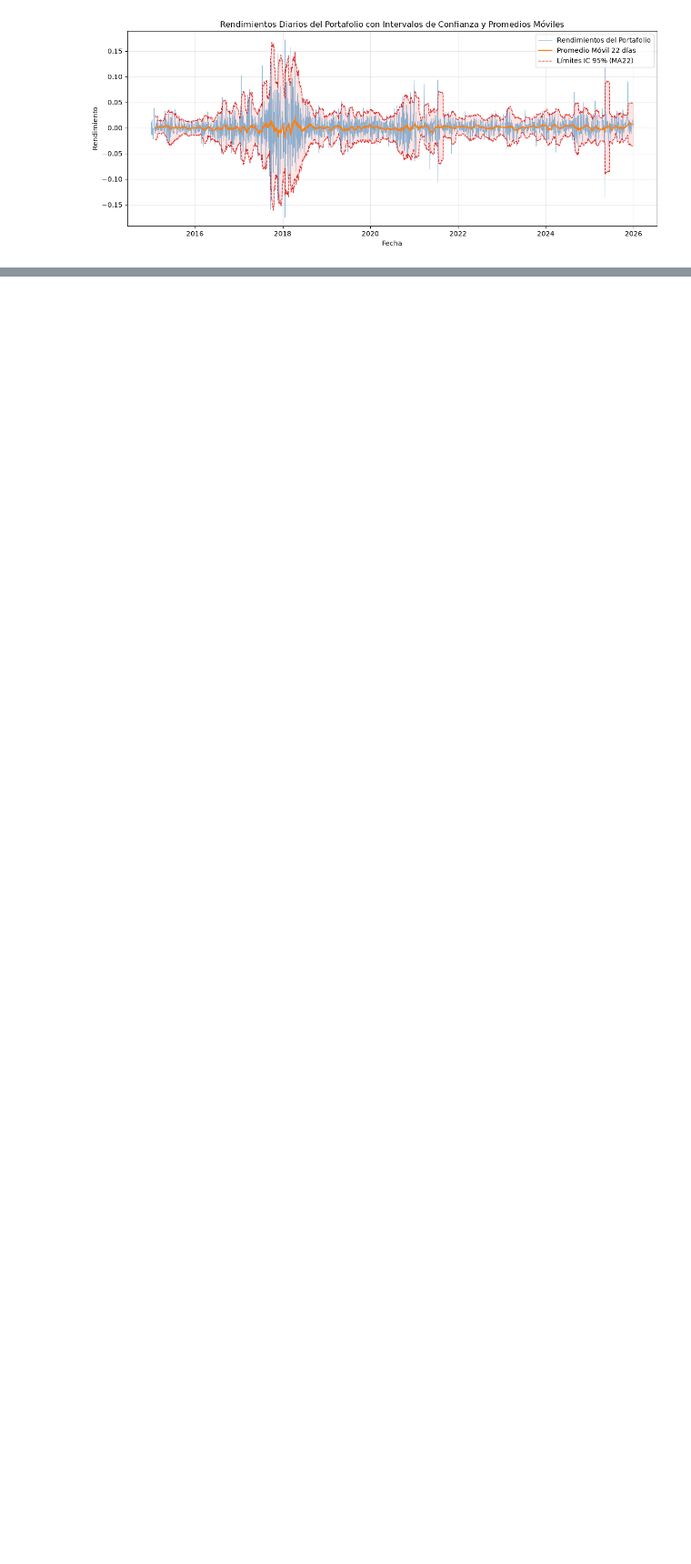
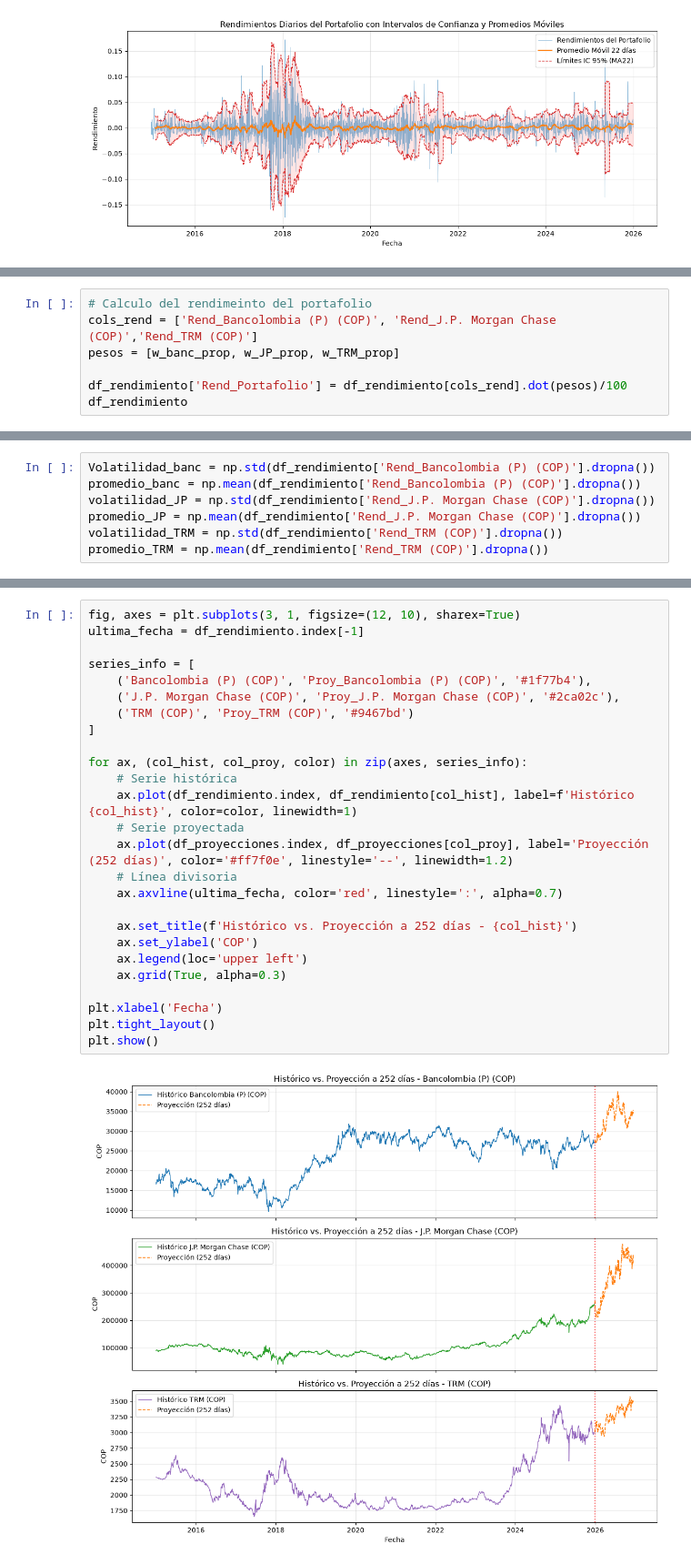
Before and after one commit to juancarvajal-hub/Modelos_Cuantitativos, a Jupyter notebook: Distribuciones_Probabilidad.ipynb, the cells around one changed output, grey strips where cells are left out. Shown at 91% size. Saved outputs shown, nothing was run; the diff lists cells and outputs as text; blank space fills up the shorter version.

```diff
--- a/Distribuciones_Probabilidad.ipynb
+++ b/Distribuciones_Probabilidad.ipynb
@@ -218,0 +297,7 @@ plt.show()
+# %%
+# Calculo del rendimeinto del portafolio
+cols_rend = ['Rend_Bancolombia (P) (COP)', 'Rend_J.P. Morgan Chase (COP)','Rend_TRM (COP)']
+pesos = [w_banc_prop, w_JP_prop, w_TRM_prop]
+
+df_rendimiento['Rend_Portafolio'] = df_rendimiento[cols_rend].dot(pesos)/100
+df_rendimiento
@@ -218,0 +428,7 @@ plt.show()
+# %%
+Volatilidad_banc = np.std(df_rendimiento['Rend_Bancolombia (P) (COP)'].dropna())
+promedio_banc = np.mean(df_rendimiento['Rend_Bancolombia (P) (COP)'].dropna())
+volatilidad_JP = np.std(df_rendimiento['Rend_J.P. Morgan Chase (COP)'].dropna())
+promedio_JP = np.mean(df_rendimiento['Rend_J.P. Morgan Chase (COP)'].dropna())
+volatilidad_TRM = np.std(df_rendimiento['Rend_TRM (COP)'].dropna())
+promedio_TRM = np.mean(df_rendimiento['Rend_TRM (COP)'].dropna())
@@ -218,0 +515,28 @@ plt.show()
+# %%
+fig, axes = plt.subplots(3, 1, figsize=(12, 10), sharex=True)
+ultima_fecha = df_rendimiento.index[-1]
+
+series_info = [
+    ('Bancolombia (P) (COP)', 'Proy_Bancolombia (P) (COP)', '#1f77b4'),
+    ('J.P. Morgan Chase (COP)', 'Proy_J.P. Morgan Chase (COP)', '#2ca02c'),
+    ('TRM (COP)', 'Proy_TRM (COP)', '#9467bd')
+]
+
+for ax, (col_hist, col_proy, color) in zip(axes, series_info):
+    # Serie histórica
+    ax.plot(df_rendimiento.index, df_rendimiento[col_hist], label=f'Histórico {col_hist}', color=color, linewidth=1)
+    # Serie proyectada
+    ax.plot(df_proyecciones.index, df_proyecciones[col_proy], label='Proyección (252 días)', color='#ff7f0e', linestyle='--', linewidth=1.2)
+    # Línea divisoria
+    ax.axvline(ultima_fecha, color='red', linestyle=':', alpha=0.7)
+
+    ax.set_title(f'Histórico vs. Proyección a 252 días - {col_hist}')
+    ax.set_ylabel('COP')
+    ax.legend(loc='upper left')
+    ax.grid(True, alpha=0.3)
+
+plt.xlabel('Fecha')
+plt.tight_layout()
+plt.show()
+# %% [output]
+[figure, added]
```
Also changed, not shown: parts of 16 cells of this notebook, 1 other file.
